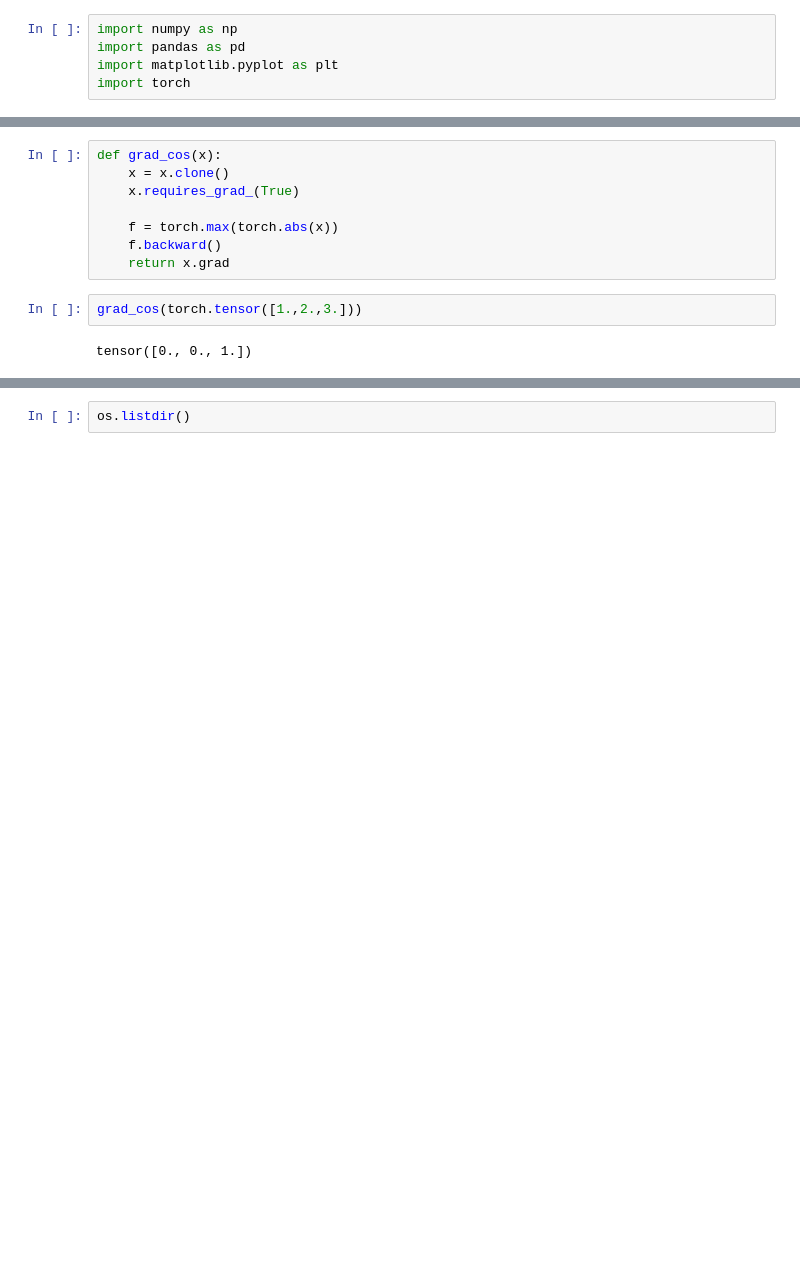
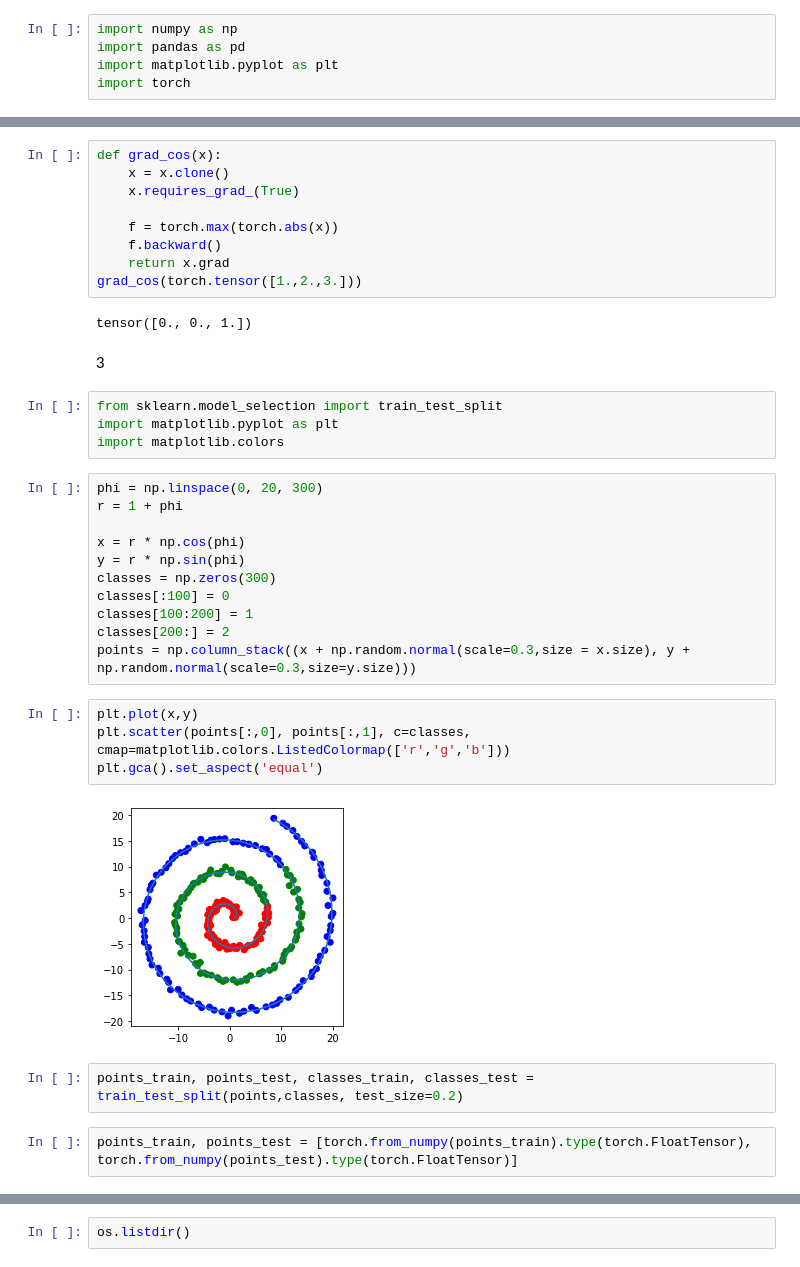
Before and after one commit to ivan-gabavan/Ml, a Jupyter notebook: L3.ipynb, the cells around one changed output, grey strips where cells are left out. Drawn from its saved outputs; the diff is of its cells as text; blank space fills up the shorter version.

```diff
--- a/L3.ipynb
+++ b/L3.ipynb
@@ -11,7 +13,33 @@ def grad_cos(x):
     f = torch.max(torch.abs(x))
     f.backward()
     return x.grad
+grad_cos(torch.tensor([1.,2.,3.]))
+# %% [output]
+tensor([0., 0., 1.])
-# %%
-grad_cos(torch.tensor([1.,2.,3.]))
-# %% [output]
-tensor([0., 0., 1.])
+# %% [markdown]
+3
+# %%
+from sklearn.model_selection import train_test_split
+import matplotlib.pyplot as plt
+import matplotlib.colors
+# %%
+phi = np.linspace(0, 20, 300)
+r = 1 + phi
+
+x = r * np.cos(phi)
+y = r * np.sin(phi)
+classes = np.zeros(300)
+classes[:100] = 0
+classes[100:200] = 1
+classes[200:] = 2
+points = np.column_stack((x + np.random.normal(scale=0.3,size = x.size), y + np.random.normal(scale=0.3,size=y.size)))
+# %%
+plt.plot(x,y)
+plt.scatter(points[:,0], points[:,1], c=classes, cmap=matplotlib.colors.ListedColormap(['r','g','b']))
+plt.gca().set_aspect('equal')
+# %% [output]
+[figure, added]
+# %%
+points_train, points_test, classes_train, classes_test = train_test_split(points,classes, test_size=0.2)
+# %%
+points_train, points_test = [torch.from_numpy(points_train).type(torch.FloatTensor), torch.from_numpy(points_test).type(torch.FloatTensor)]
```
Also changed, not shown: parts of 17 cells of this notebook.
